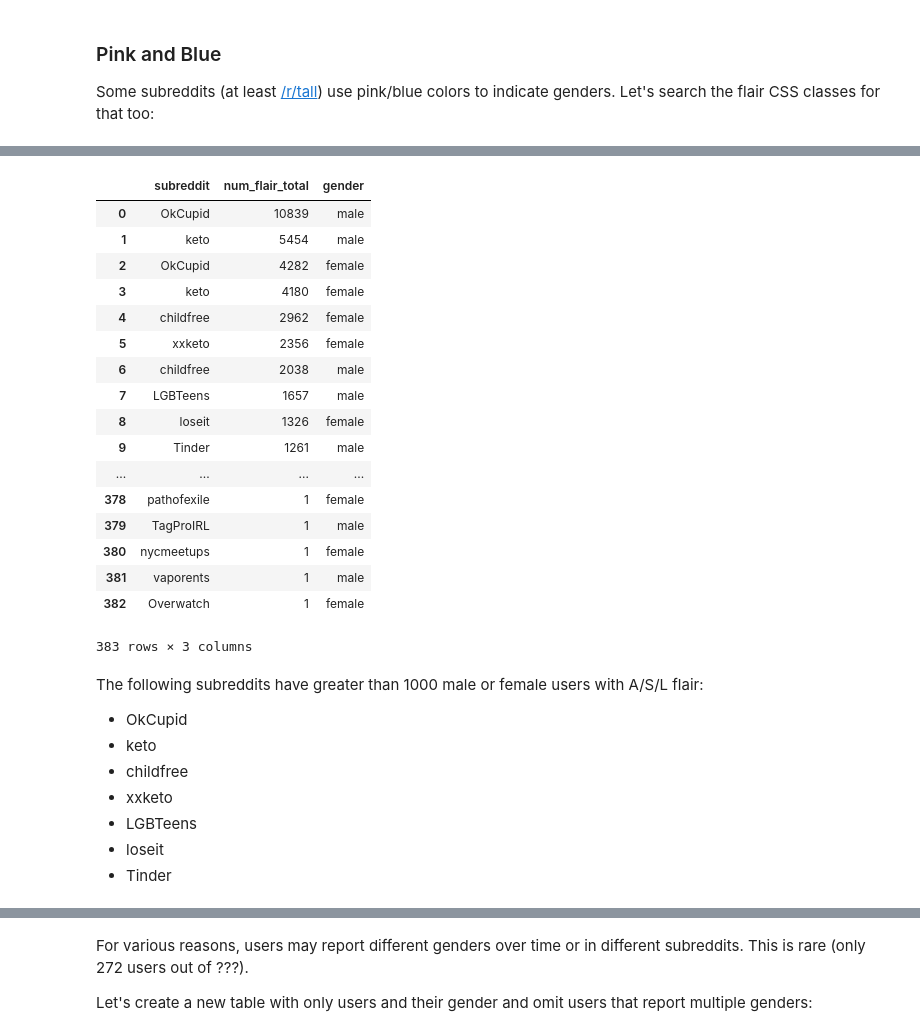
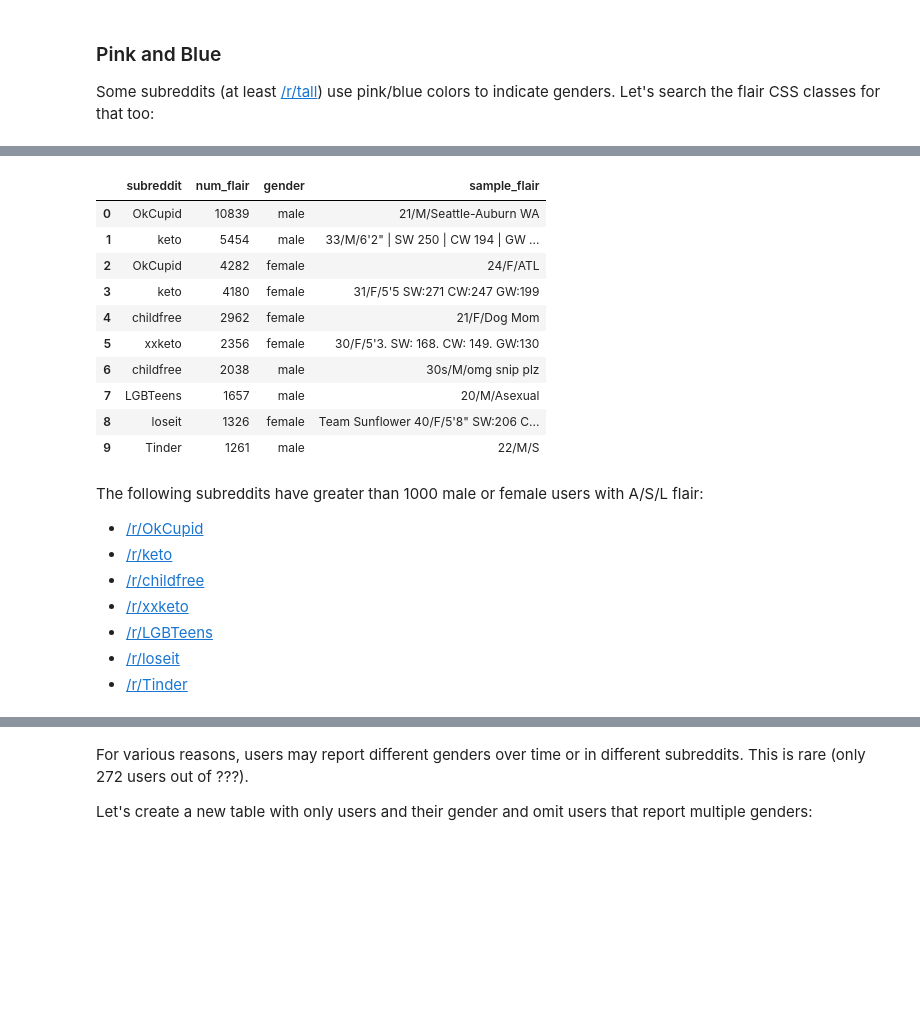
Before and after one commit to bburky/subredditgenderratios, a Jupyter notebook: Subreddit Gender Ratios.ipynb, the cells around one changed output, grey strips where cells are left out. Saved outputs shown, nothing was run; the diff lists cells and outputs as text; code cells hidden in the pictures; blank space fills up the shorter version.

```diff
--- a/Subreddit Gender Ratios.ipynb
+++ b/Subreddit Gender Ratios.ipynb
@@ -311,58 +298,50 @@ Let's attempt to parse all flair text on reddit as A/S/L strings.
 # %%
 %%bigquery
 SELECT
   subreddit,
-  sum(num_flair) as num_flair_total,
+  num_flair,
   CASE
     WHEN asl = 'm' THEN 'male'
     WHEN asl = 'f' THEN 'female'
-  END AS gender
+  END AS gender,
+  sample_flair
 FROM (
   SELECT
     subreddit,
     REGEXP_EXTRACT(
         LOWER(author_flair_text),
         '^[^/]+/(m|f)/[^/]+$') AS asl,
-    COUNT(*) AS num_flair
+    COUNT(*) AS num_flair,
+    ANY_VALUE(author_flair_text) as sample_flair
   FROM
     flair.userflair
   GROUP BY
     subreddit,
-    author_flair_text,
     asl)
 WHERE
   asl IS NOT NULL
-GROUP BY
-  subreddit,
-  gender
+  AND num_flair > 1000
 ORDER BY
-  num_flair_total DESC;
+  num_flair DESC;
 # %% [output]
-|  | subreddit | num_flair_total | gender |
-| 0 | OkCupid | 10839 | male |
-| 1 | keto | 5454 | male |
-| 2 | OkCupid | 4282 | female |
-| 3 | keto | 4180 | female |
-| 4 | childfree | 2962 | female |
-| 5 | xxketo | 2356 | female |
-| 6 | childfree | 2038 | male |
-| 7 | LGBTeens | 1657 | male |
-| 8 | loseit | 1326 | female |
-| 9 | Tinder | 1261 | male |
-| ... | ... | ... | ... |
-| 378 | pathofexile | 1 | female |
-| 379 | TagProIRL | 1 | male |
-| 380 | nycmeetups | 1 | female |
-| 381 | vaporents | 1 | male |
-| 382 | Overwatch | 1 | female |
+|  | subreddit | num_flair | gender | sample_flair |
+| 0 | OkCupid | 10839 | male | 21/M/Seattle-Auburn WA |
+| 1 | keto | 5454 | male | 33/M/6'2" | SW 250 | CW 194 | GW ... |
+| 2 | OkCupid | 4282 | female | 24/F/ATL |
+| 3 | keto | 4180 | female | 31/F/5'5 SW:271 CW:247 GW:199 |
+| 4 | childfree | 2962 | female | 21/F/Dog Mom |
+| 5 | xxketo | 2356 | female | 30/F/5'3. SW: 168. CW: 149. GW:130 |
+| 6 | childfree | 2038 | male | 30s/M/omg snip plz |
+| 7 | LGBTeens | 1657 | male | 20/M/Asexual |
+| 8 | loseit | 1326 | female | Team Sunflower 40/F/5'8" SW:206 C... |
+| 9 | Tinder | 1261 | male | 22/M/S |
-383 rows × 3 columns
 # %% [markdown]
 The following subreddits have greater than 1000 male or female users with A/S/L flair:
 
-*  OkCupid
-*  keto
-*  childfree
-*  xxketo
-*  LGBTeens
-*  loseit
-*  Tinder
+*  [/r/OkCupid](https://www.reddit.com/r/OkCupid)
+*  [/r/keto](https://www.reddit.com/r/keto)
+*  [/r/childfree](https://www.reddit.com/r/childfree)
+*  [/r/xxketo](https://www.reddit.com/r/xxketo)
+*  [/r/LGBTeens](https://www.reddit.com/r/LGBTeens)
+*  [/r/loseit](https://www.reddit.com/r/loseit)
+*  [/r/Tinder](https://www.reddit.com/r/Tinder)
```
Also changed, not shown: parts of 19 cells of this notebook.
